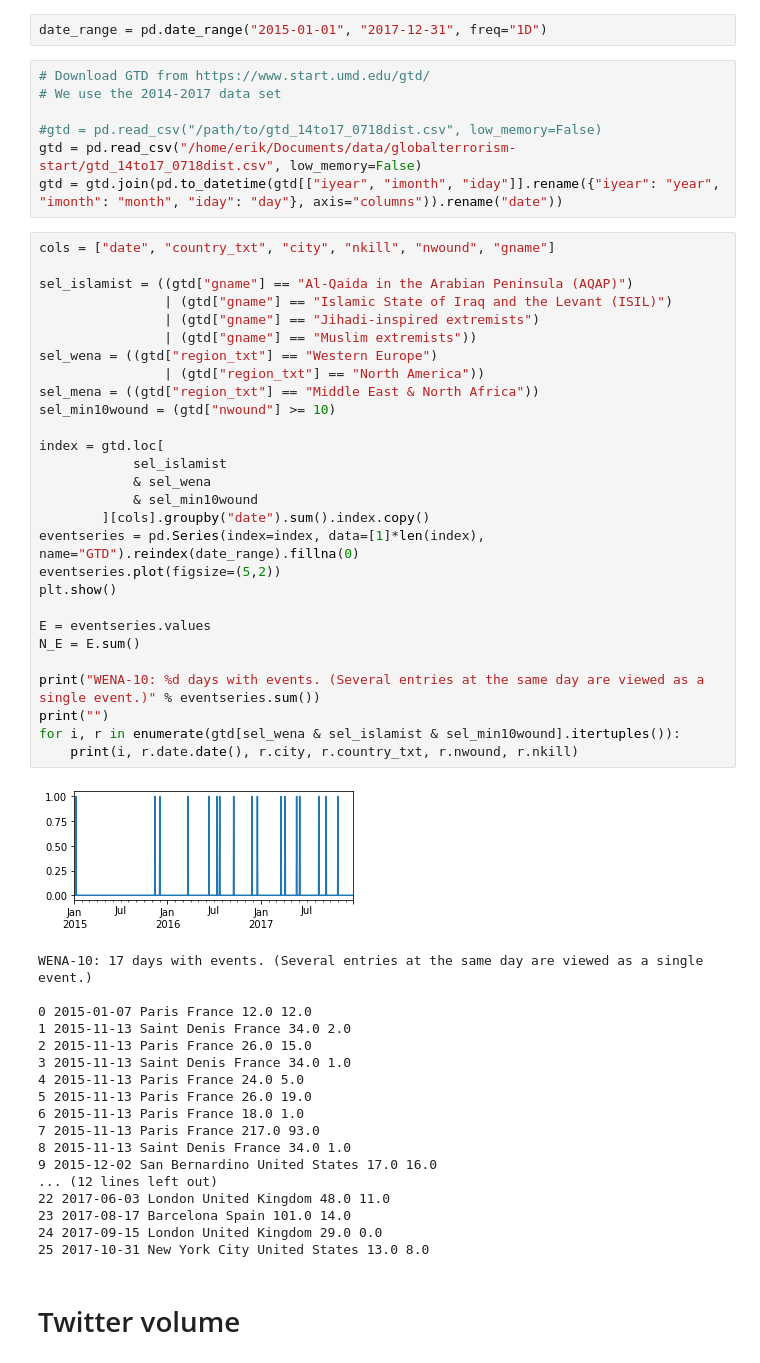
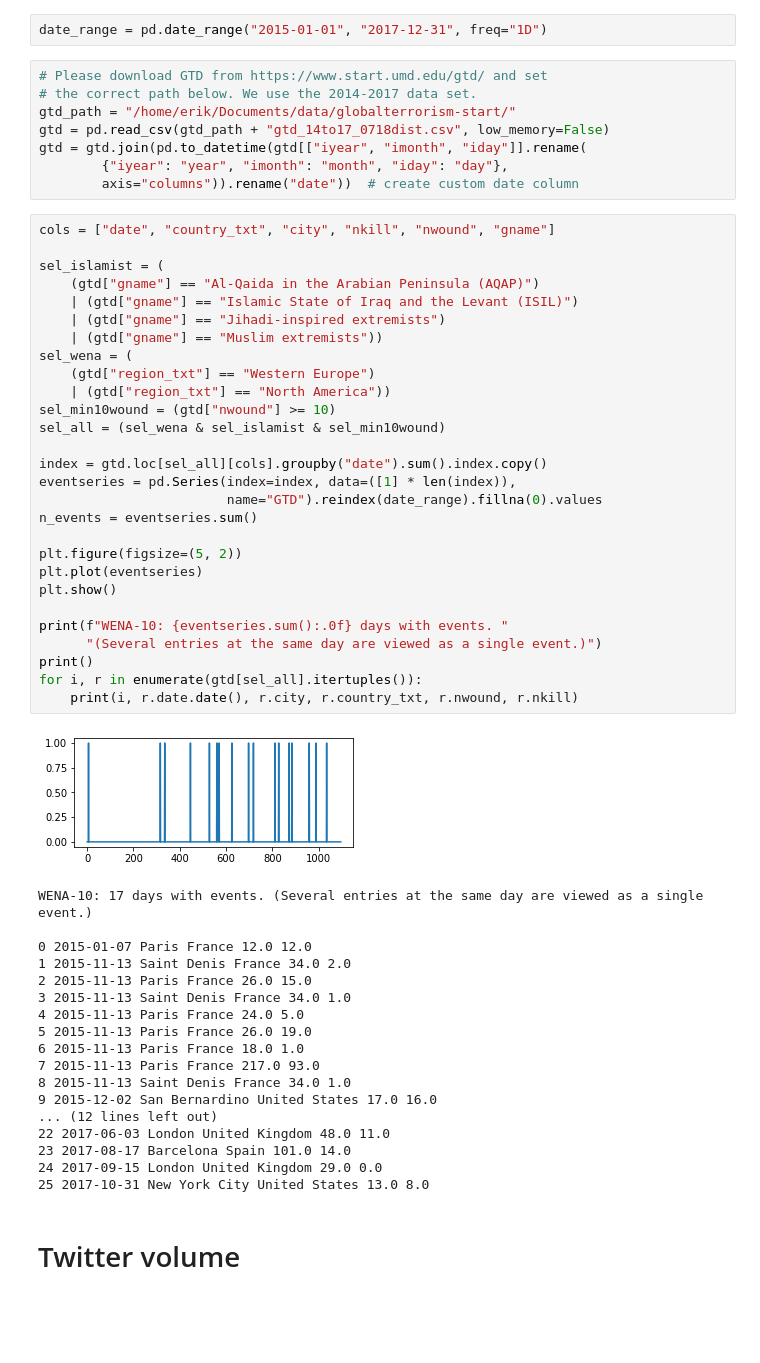
Before and after one commit to diozaka/pECA, a Jupyter notebook: demos/hatespeech.ipynb, the cells around one changed output. Cells and saved outputs as stored; diff of their text form; blank space fills up the shorter version.

```diff
--- a/demos/hatespeech.ipynb
+++ b/demos/hatespeech.ipynb
@@ -16,42 +23,43 @@ import peca
 # %%
 date_range = pd.date_range("2015-01-01", "2017-12-31", freq="1D")
 # %%
-# Download GTD from https://www.start.umd.edu/gtd/
-# We use the 2014-2017 data set
-
-#gtd = pd.read_csv("/path/to/gtd_14to17_0718dist.csv", low_memory=False)
-gtd = pd.read_csv("/home/erik/Documents/data/globalterrorism-start/gtd_14to17_0718dist.csv", low_memory=False)
-gtd = gtd.join(pd.to_datetime(gtd[["iyear", "imonth", "iday"]].rename({"iyear": "year", "imonth": "month", "iday": "day"}, axis="columns")).rename("date"))
+# Please download GTD from https://www.start.umd.edu/gtd/ and set
+# the correct path below. We use the 2014-2017 data set.
+gtd_path = "/home/erik/Documents/data/globalterrorism-start/"
+gtd = pd.read_csv(gtd_path + "gtd_14to17_0718dist.csv", low_memory=False)
+gtd = gtd.join(pd.to_datetime(gtd[["iyear", "imonth", "iday"]].rename(
+        {"iyear": "year", "imonth": "month", "iday": "day"},
+        axis="columns")).rename("date"))  # create custom date column
 # %%
 cols = ["date", "country_txt", "city", "nkill", "nwound", "gname"]
 
-sel_islamist = ((gtd["gname"] == "Al-Qaida in the Arabian Peninsula (AQAP)")
-                | (gtd["gname"] == "Islamic State of Iraq and the Levant (ISIL)")
-                | (gtd["gname"] == "Jihadi-inspired extremists")
-                | (gtd["gname"] == "Muslim extremists"))
-sel_wena = ((gtd["region_txt"] == "Western Europe")
-                | (gtd["region_txt"] == "North America"))
-sel_mena = ((gtd["region_txt"] == "Middle East & North Africa"))
+sel_islamist = (
+    (gtd["gname"] == "Al-Qaida in the Arabian Peninsula (AQAP)")
+    | (gtd["gname"] == "Islamic State of Iraq and the Levant (ISIL)")
+    | (gtd["gname"] == "Jihadi-inspired extremists")
+    | (gtd["gname"] == "Muslim extremists"))
+sel_wena = (
+    (gtd["region_txt"] == "Western Europe")
+    | (gtd["region_txt"] == "North America"))
 sel_min10wound = (gtd["nwound"] >= 10)
+sel_all = (sel_wena & sel_islamist & sel_min10wound)
 
-index = gtd.loc[
-            sel_islamist
-            & sel_wena
-            & sel_min10wound
-        ][cols].groupby("date").sum().index.copy()
-eventseries = pd.Series(index=index, data=[1]*len(index), name="GTD").reindex(date_range).fillna(0)
-eventseries.plot(figsize=(5,2))
+index = gtd.loc[sel_all][cols].groupby("date").sum().index.copy()
+eventseries = pd.Series(index=index, data=([1] * len(index)),
+                        name="GTD").reindex(date_range).fillna(0).values
+n_events = eventseries.sum()
+
+plt.figure(figsize=(5, 2))
+plt.plot(eventseries)
 plt.show()
 
-E = eventseries.values
-N_E = E.sum()
-
-print("WENA-10: %d days with events. (Several entries at the same day are viewed as a single event.)" % eventseries.sum())
-print("")
-for i, r in enumerate(gtd[sel_wena & sel_islamist & sel_min10wound].itertuples()):
+print(f"WENA-10: {eventseries.sum():.0f} days with events. "
+      "(Several entries at the same day are viewed as a single event.)")
+print()
+for i, r in enumerate(gtd[sel_all].itertuples()):
     print(i, r.date.date(), r.city, r.country_txt, r.nwound, r.nkill)
 # %% [output]
-[figure, old version]
+[figure, new version]
 WENA-10: 17 days with events. (Several entries at the same day are viewed as a single event.)
 
 0 2015-01-07 Paris France 12.0 12.0
```
Also changed, not shown: parts of 9 cells of this notebook.
